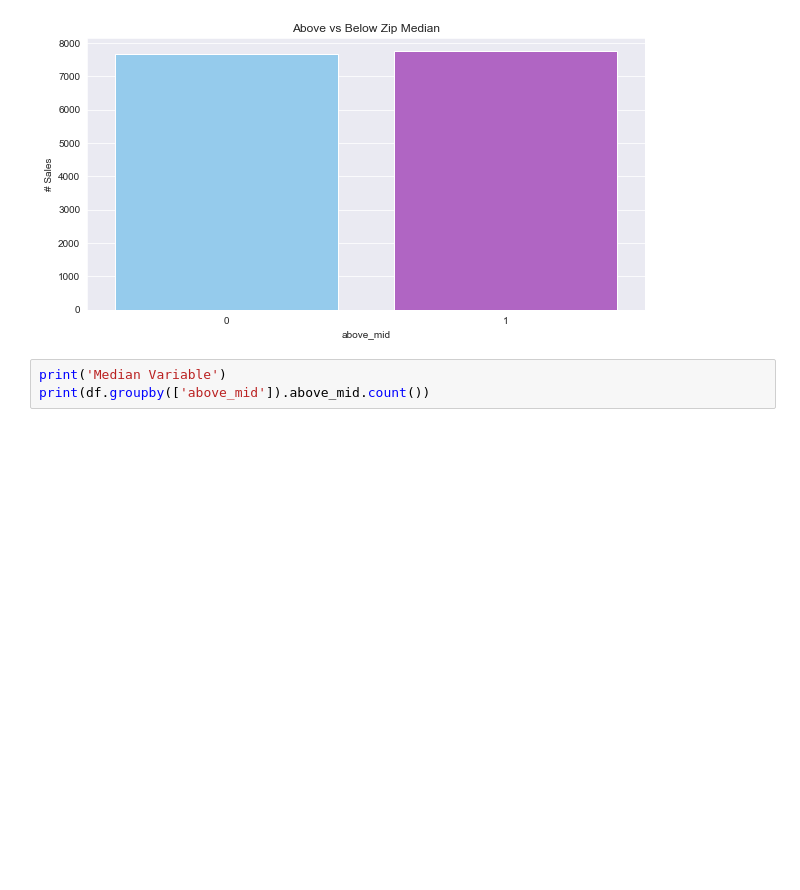
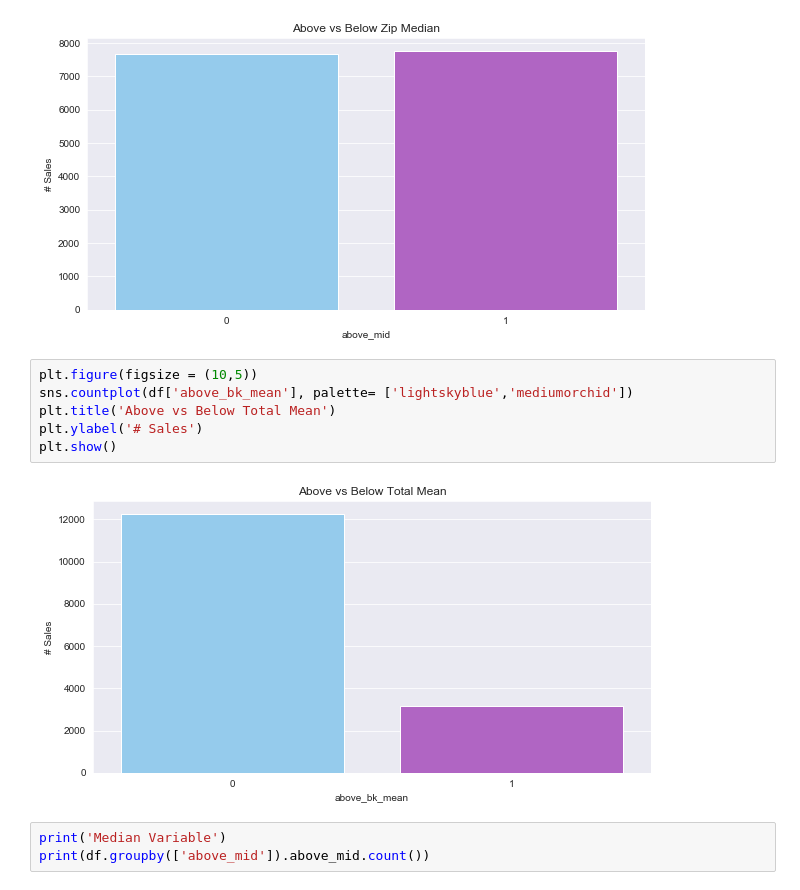
Before and after one commit to ssmithie/classification_project, a Jupyter notebook: Housing_Scraping.ipynb, the cells around one changed output. Drawn from its saved outputs; the diff is of its cells as text; blank space fills up the shorter version.

```diff
--- a/Housing_Scraping.ipynb
+++ b/Housing_Scraping.ipynb
@@ -89,6 +95,14 @@ plt.ylabel('# Sales')
 plt.show()
 # %% [output]
 [figure]
+# %%
+plt.figure(figsize = (10,5))
+sns.countplot(df['above_bk_mean'], palette= ['lightskyblue','mediumorchid'])
+plt.title('Above vs Below Total Mean')
+plt.ylabel('# Sales')
+plt.show()
+# %% [output]
+[figure, added]
 # %%
 print('Median Variable')
 print(df.groupby(['above_mid']).above_mid.count())
```
Also changed, not shown: parts of 6 cells of this notebook, 1 other file.
